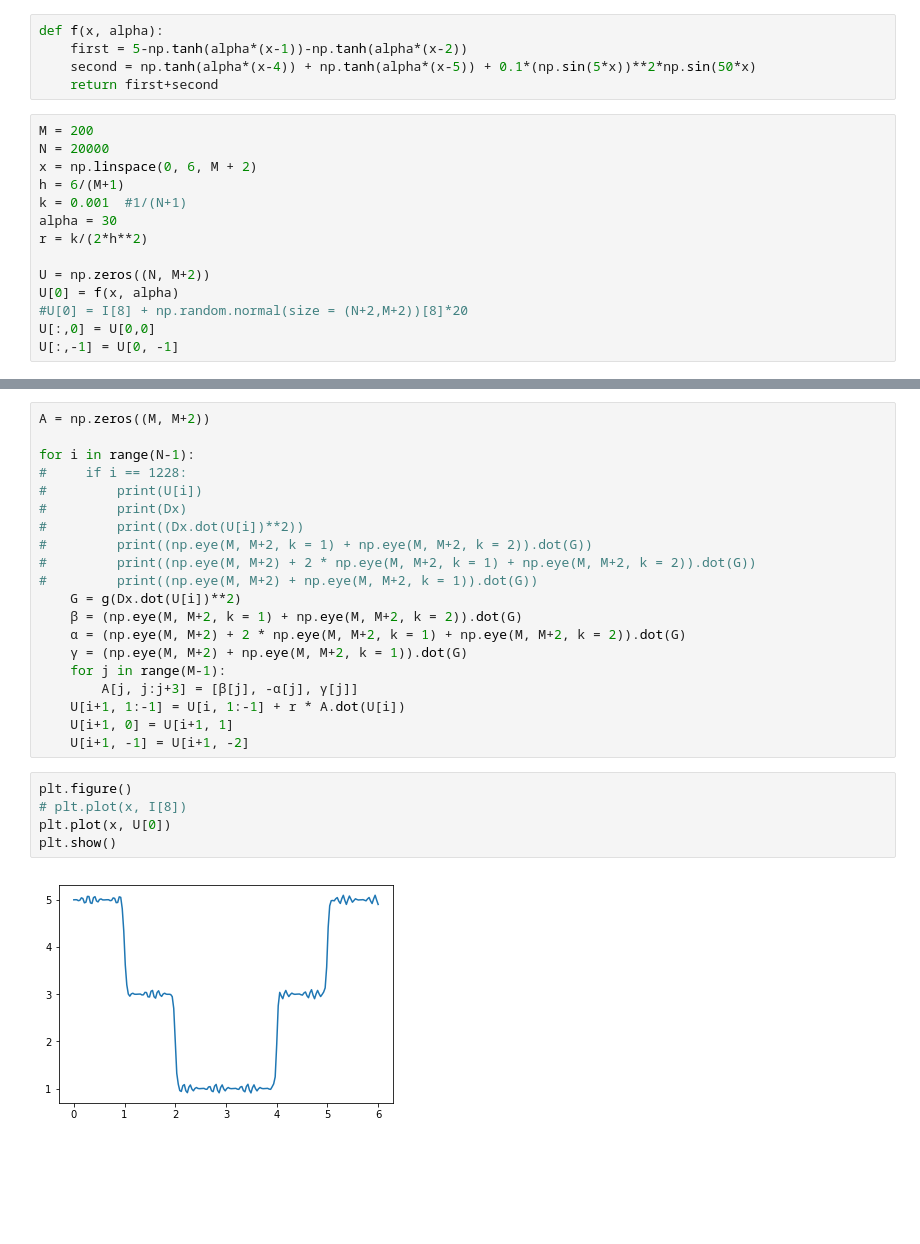
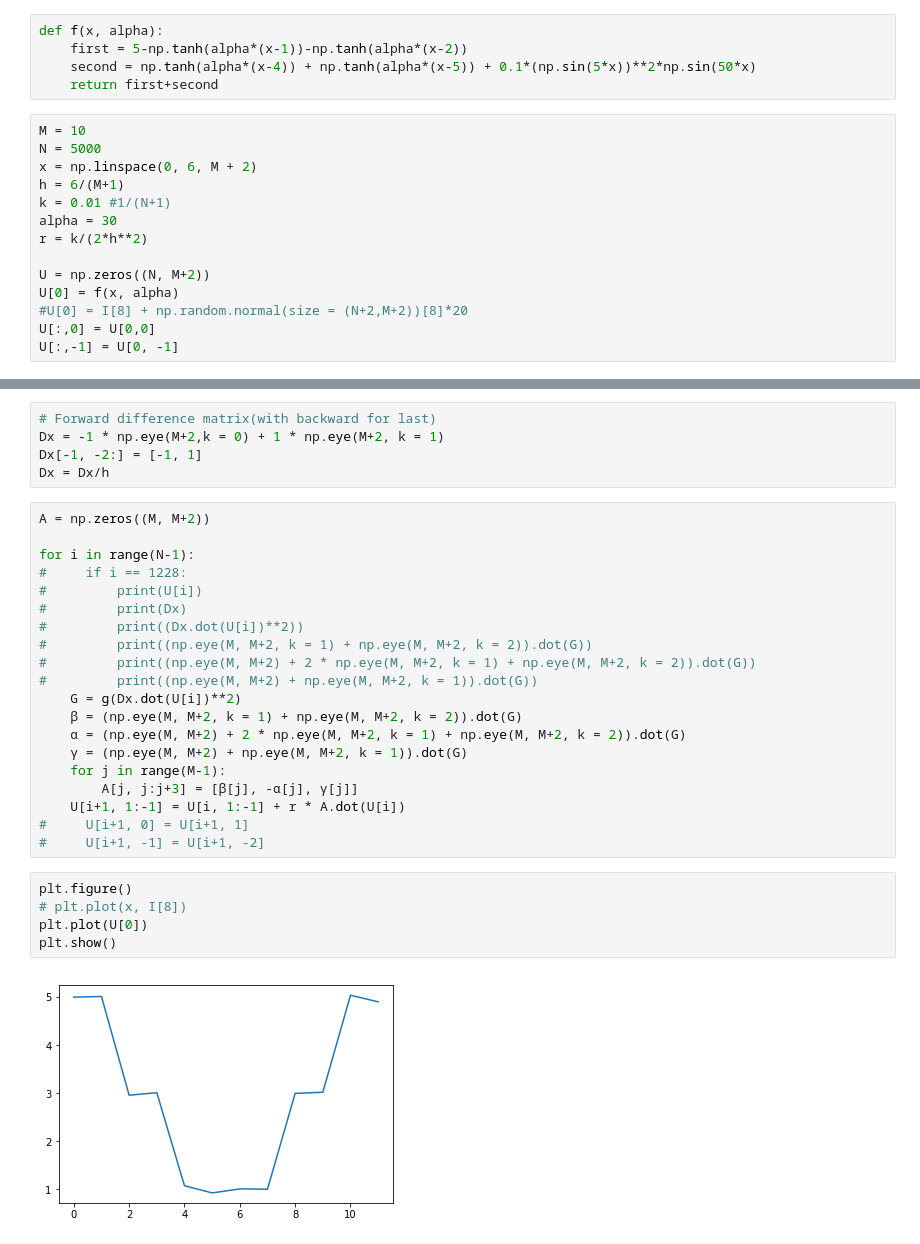
Before and after one commit to jorgenriseth/Perona-Malik-Equation, a Jupyter notebook: 1d_TEST.ipynb, the cells around one changed output, grey strips where cells are left out. Saved outputs shown, nothing was run; the diff lists cells and outputs as text; blank space fills up the shorter version.

```diff
--- a/1d_TEST.ipynb
+++ b/1d_TEST.ipynb
@@ -34,11 +34,11 @@ def f(x, alpha):
     second = np.tanh(alpha*(x-4)) + np.tanh(alpha*(x-5)) + 0.1*(np.sin(5*x))**2*np.sin(50*x)
     return first+second
 # %%
-M = 200
-N = 20000
+M = 10
+N = 5000
 x = np.linspace(0, 6, M + 2)
 h = 6/(M+1)
-k = 0.001  #1/(N+1)
+k = 0.01 #1/(N+1)
 alpha = 30
 r = k/(2*h**2)
 
@@ -56,3 +61,8 @@ Dx[-1,:] = 0
+# %%
+# Forward difference matrix(with backward for last)
+Dx = -1 * np.eye(M+2,k = 0) + 1 * np.eye(M+2, k = 1)
+Dx[-1, -2:] = [-1, 1]
+Dx = Dx/h
 # %%
 A = np.zeros((M, M+2))
 
@@ -71,14 +81,14 @@ for i in range(N-1):
     for j in range(M-1):
         A[j, j:j+3] = [β[j], -α[j], γ[j]]
     U[i+1, 1:-1] = U[i, 1:-1] + r * A.dot(U[i])
-    U[i+1, 0] = U[i+1, 1]
-    U[i+1, -1] = U[i+1, -2]
+#     U[i+1, 0] = U[i+1, 1]
+#     U[i+1, -1] = U[i+1, -2]
 # %%
 plt.figure()
 # plt.plot(x, I[8])
-plt.plot(x, U[0])
+plt.plot(U[0])
 plt.show()
 # %% [output]
-[figure, old version]
+[figure, new version]
 # %%
 plt.figure()
```
Also changed, not shown: parts of 2 cells of this notebook, 6 other files.
